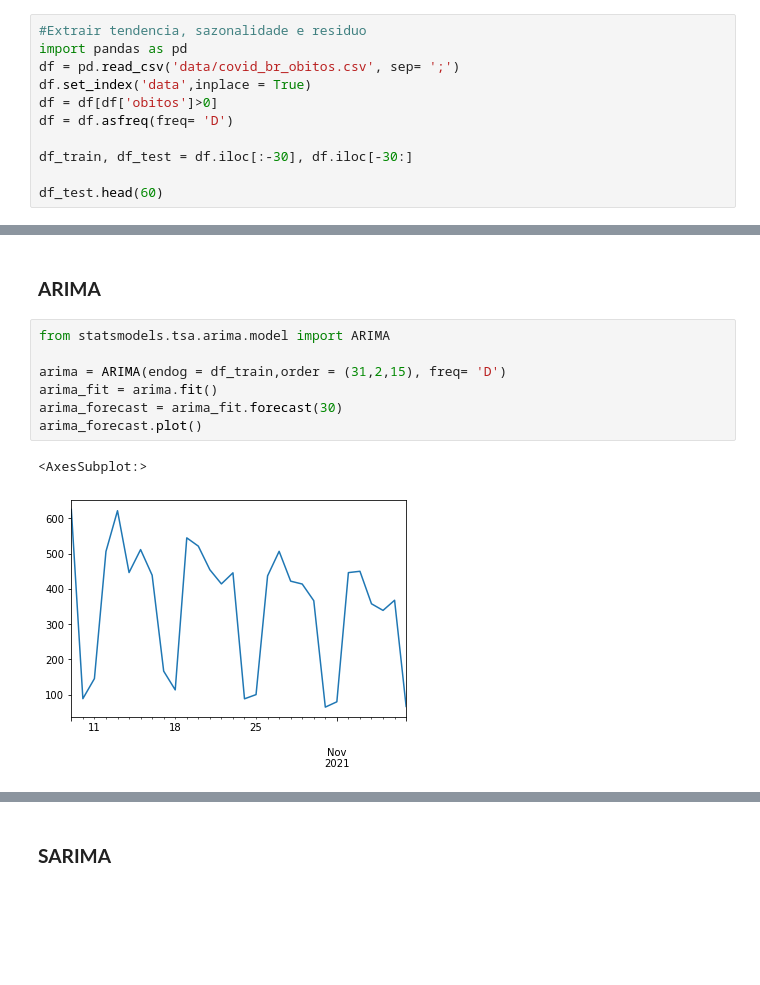
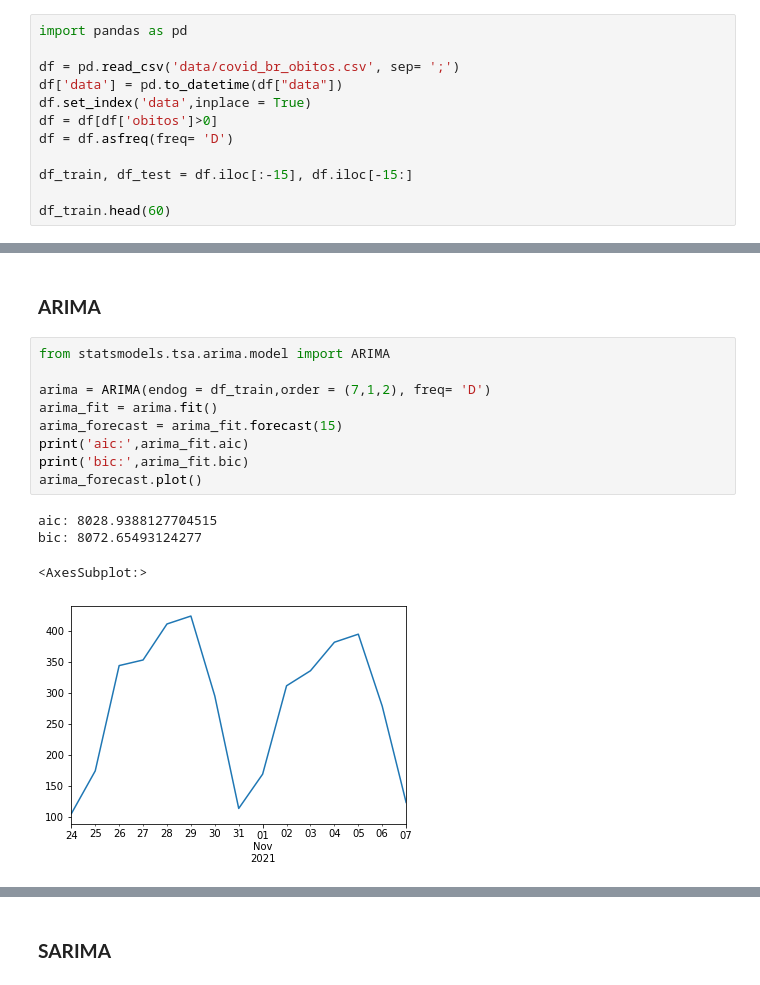
Before and after one commit to AltheusV/CovidTimeSeries, a Jupyter notebook: CovidTimeSeries.ipynb, the cells around one changed output, grey strips where cells are left out. Drawn from its saved outputs; the diff is of its cells as text; blank space fills up the shorter version.

```diff
--- a/CovidTimeSeries.ipynb
+++ b/CovidTimeSeries.ipynb
@@ -279,16 +181,17 @@ data
 # %% [markdown]
 ## **Dividir Treino e Teste**
 # %%
-#Extrair tendencia, sazonalidade e residuo
 import pandas as pd
+
 df = pd.read_csv('data/covid_br_obitos.csv', sep= ';')
+df['data'] = pd.to_datetime(df["data"])
 df.set_index('data',inplace = True)
 df = df[df['obitos']>0]
 df = df.asfreq(freq= 'D')
 
-df_train, df_test = df.iloc[:-30], df.iloc[-30:]
+df_train, df_test = df.iloc[:-15], df.iloc[-15:]
 
-df_test.head(60)
+df_train.head(60)
 # %% [output]
 |  | obitos |
 | data |  |
@@ -401,13 +320,17 @@ plt.show()
 # %%
 from statsmodels.tsa.arima.model import ARIMA
 
-arima = ARIMA(endog = df_train,order = (31,2,15), freq= 'D')
+arima = ARIMA(endog = df_train,order = (7,1,2), freq= 'D')
 arima_fit = arima.fit()
-arima_forecast = arima_fit.forecast(30)
+arima_forecast = arima_fit.forecast(15)
+print('aic:',arima_fit.aic)
+print('bic:',arima_fit.bic)
 arima_forecast.plot()
 # %% [output]
-<AxesSubplot:>
+aic: 8028.9388127704515
+bic: 8072.65493124277
+<AxesSubplot:>
-[figure, old version]
+[figure, new version]
 # %%
 from matplotlib import pyplot as plt
 
```
Also changed, not shown: parts of 29 cells of this notebook, 1 other file.
